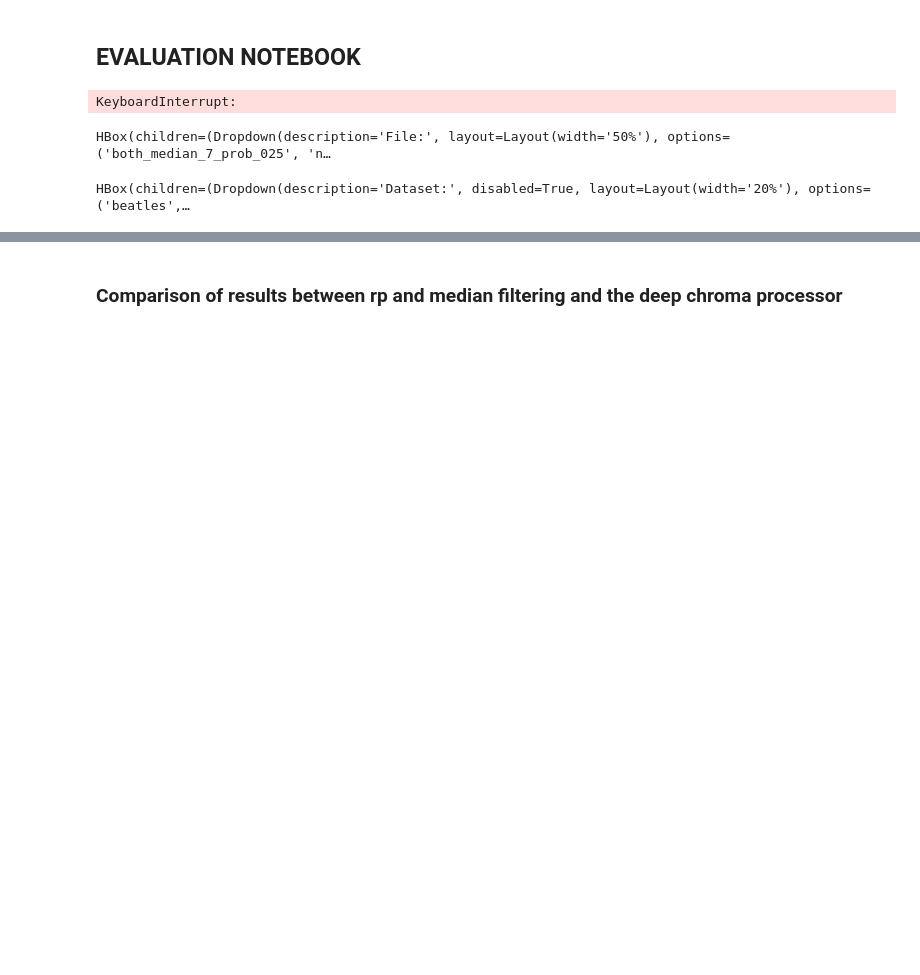
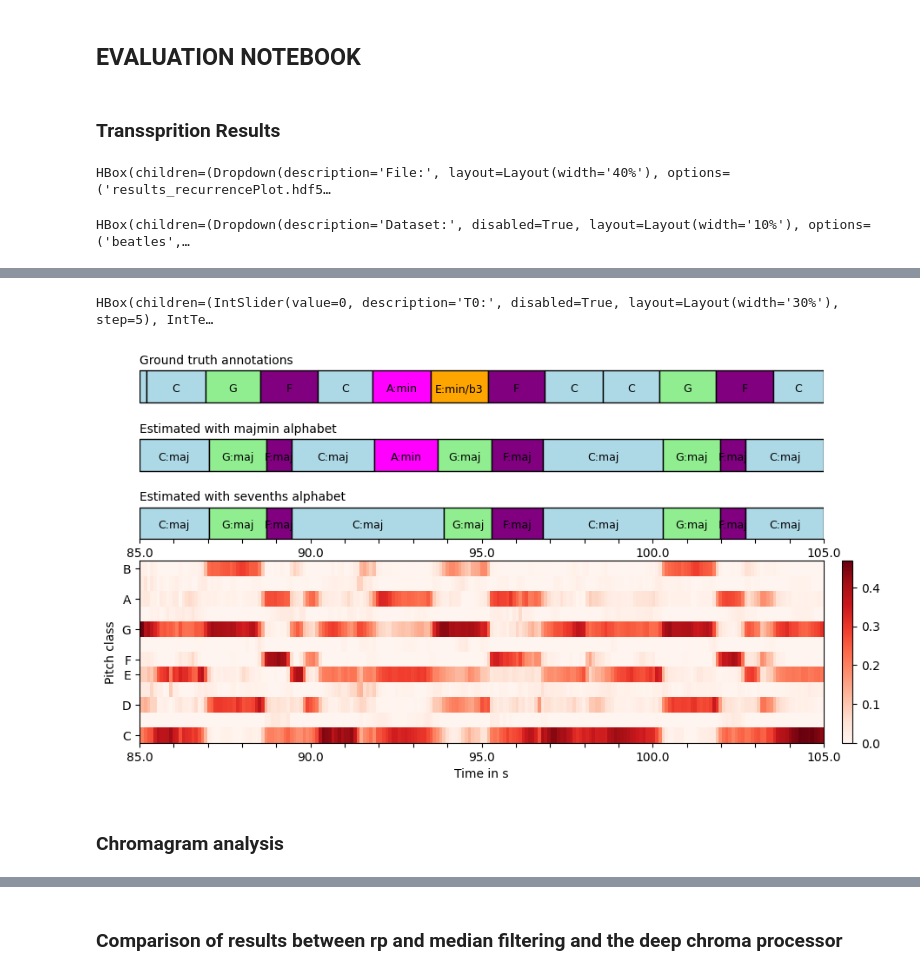
Before and after one commit to Maushax-jpg/chord-recognition, a Jupyter notebook: acr_evaluation.ipynb, the cells around one changed output, grey strips where cells are left out. Saved outputs shown, nothing was run; the diff lists cells and outputs as text; code cells hidden in the pictures; blank space fills up the shorter version.

```diff
--- a/acr_evaluation.ipynb
+++ b/acr_evaluation.ipynb
@@ -1,29 +1,11 @@
 # %% [markdown]
 ## EVALUATION NOTEBOOK
-# %%
-import dataloader
-import utils
-import transcribe
-
-beatles = dataloader.Dataloader("beatles","/home/max/ET-TI/Masterarbeit/chord-recognition/mirdata",source_separation=None)
-audiopath,annotations = beatles["1206"]
-y = utils.loadAudiofile(audiopath)
-data = {}
-metadata = {}
-params = {"prefilter":"median","prefilter_length":7,"postfilter":"hmm","transition_prob":0.1}
-ref_intervals,ref_labels = utils.loadChordAnnotations(annotations)
-data["ref_intervals"] = (ref_intervals,{"info":"ground truth intervals"})
-data["ref_labels"] = (ref_labels,{"info":"ground truth labels"})
-transcribe.transcribeTemplate(y,data,metadata,params)
-# %% [output]
-KeyboardInterrupt:
+# %% [markdown]
+### Transsprition Results
 # %%
-import evaluate
-import numpy as np
-import matplotlib.pyplot as plt
-from scipy import stats
+from visualization import visualizationApp
 %matplotlib inline
-evaluate.hdf5GUI("/home/max/ET-TI/Masterarbeit/chord-recognition/results");
+visualizationApp("/home/max/ET-TI/Masterarbeit/chord-recognition/results");
 # %% [output]
-HBox(children=(Dropdown(description='File:', layout=Layout(width='50%'), options=('both_median_7_prob_025', 'n…
+HBox(children=(Dropdown(description='File:', layout=Layout(width='40%'), options=('results_recurrencePlot.hdf5…
-HBox(children=(Dropdown(description='Dataset:', disabled=True, layout=Layout(width='20%'), options=('beatles',…
+HBox(children=(Dropdown(description='Dataset:', disabled=True, layout=Layout(width='10%'), options=('beatles',…
@@ -30,0 +12,4 @@ HBox(children=(Dropdown(description='Dataset:', disabled=True, layout=Layout(wid
+HBox(children=(IntSlider(value=0, description='T0:', disabled=True, layout=Layout(width='30%'), step=5), IntTe…
+[figure, added]
+# %% [markdown]
+### Chromagram analysis
```
Also changed, not shown: parts of 4 cells of this notebook, 5 other files.
